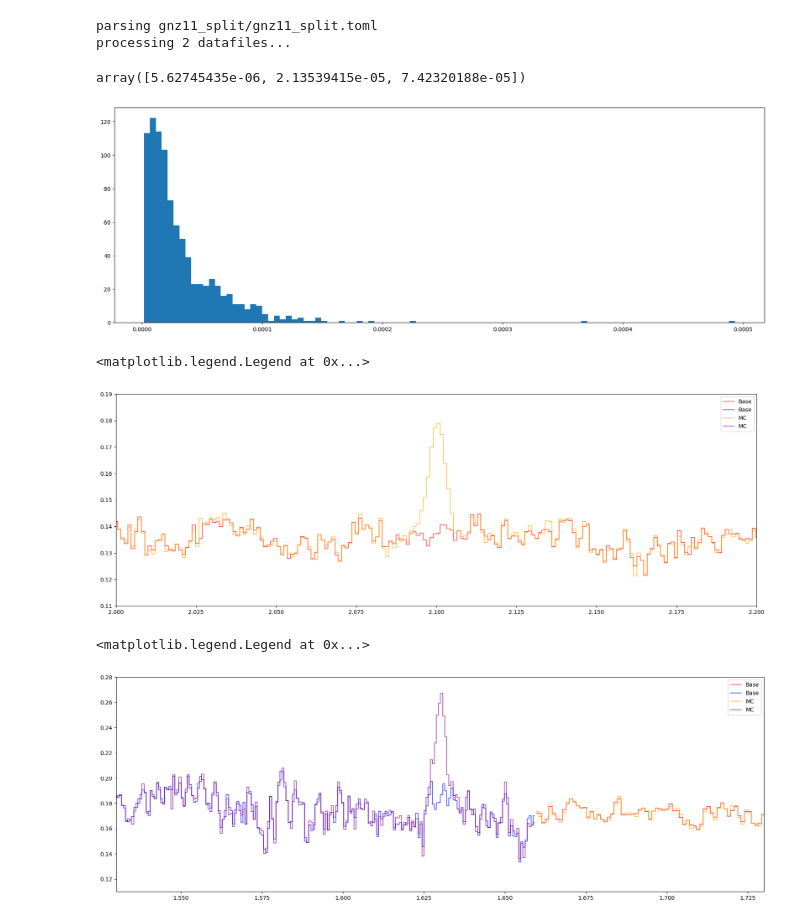
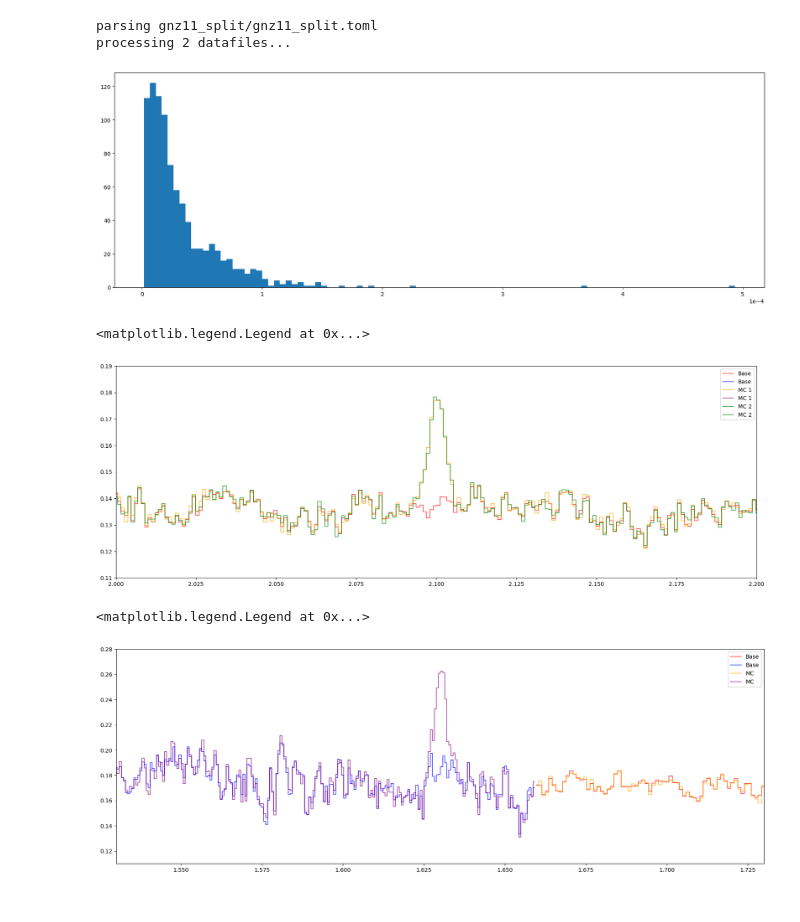
Before and after one commit to rjanish/JWST-DMdecay, a Jupyter notebook: mc.ipynb, the cells around one changed output. Cells and saved outputs as stored; diff of their text form; code cells hidden in the pictures.

```diff
--- a/mc.ipynb
+++ b/mc.ipynb
@@ -45,30 +45,36 @@ decayrate_to_test = \
 fig, ax = plt.subplots(figsize=(21, 7))
 ax.hist(decayrate_to_test, bins=100)
 np.quantile(decayrate_to_test, [0.1, 0.5, 0.9])
+ax.axes.ticklabel_format(axis="x", style="sci", scilimits=(0, 0))
 # %% [output]
-array([5.62745435e-06, 2.13539415e-05, 7.42320188e-05])
-[figure, old version]
+[figure, new version]
 # %%
 decayrate = 2e-4
 lam0 = 2.1
 
 new_specset = base_specset.add_DM_line(decayrate, lam0).resample_flux()
 
 fig, ax = plt.subplots(figsize=(21, 7))
 base_specset.plot(ax=ax, error_band=0,
              distinct_plot_args=[{"color": "red"},
                                  {"color": "blue"}],
              alpha=0.6, label="Base")
 new_specset.plot(ax=ax, error_band=0,
              distinct_plot_args=[{"color": "orange"},
                                  {"color": "purple"},],
-             alpha=0.6, label="MC")
+             alpha=0.6, label="MC 1")
+
+new_specset = base_specset.add_DM_line(decayrate, lam0).resample_flux()
+new_specset.plot(ax=ax, error_band=0, color='green',
+                alpha=0.6, label="MC 2")
+
+
 ax.set_xlim(lam0 - 0.1, lam0 + 0.1)
 ax.set_ylim(0.11, 0.19)
 ax.legend()
 # %% [output]
 <matplotlib.legend.Legend at 0x...>
-[figure, old version]
+[figure, new version]
 # %%
 decayrate = 4e-4
 lam0 = 1.63
@@ -89,7 +95,7 @@ ax.set_ylim(0.11, 0.28)
 ax.legend()
 # %% [output]
 <matplotlib.legend.Legend at 0x...>
-[figure, old version]
+[figure, new version]
 # %%
 keys_for_linesearch = {
     "analysis":[
```
Also changed, not shown: parts of 5 cells of this notebook, 2 other files.
